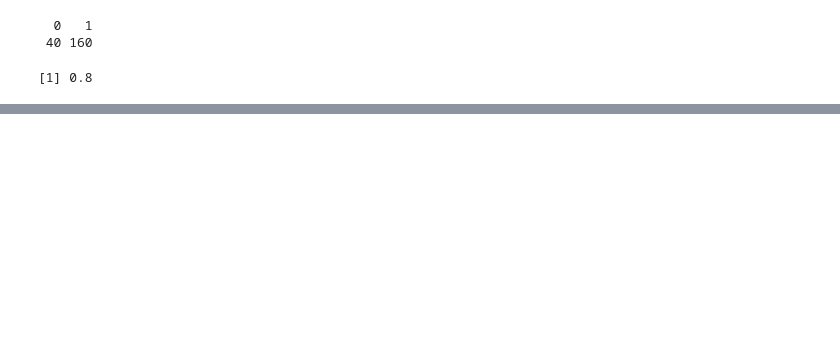
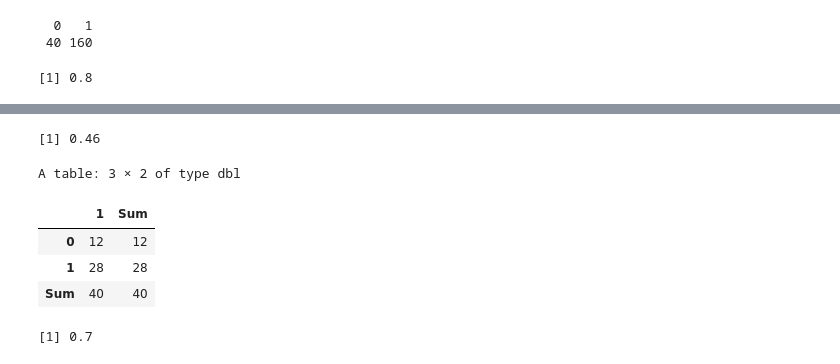
Before and after one commit to emilyahmad/OM065-Data-Science, a Jupyter notebook: Breakouts/ICU.ipynb, the cells around one changed output, grey strips where cells are left out. Drawn from its saved outputs; the diff is of its cells as text; code cells hidden in the pictures; blank space fills up the shorter version.

```diff
--- a/Breakouts/ICU.ipynb
+++ b/Breakouts/ICU.ipynb
@@ -47,0 +69,4 @@ ERROR: Error in eval(expr, p): object 'tree' not found
+# %%
+logistic <- glm(Survive ~ Age + Sex + Emergency + Infection + Pulse + DangerBP,
+                data = ICU.train, family = binomial)
+summary(logistic)
@@ -47,0 +91,2 @@ ERROR: Error in eval(expr, p): object 'tree' not found
+# %%
+ICU.train$Predicted <- fitted(logistic)
@@ -47,0 +107,30 @@ ERROR: Error in eval(expr, p): object 'tree' not found
+# %%
+n <-100
+accuracy <- c()
+thresholds <- c()
+for (i in 0:n) {
+threshold = i/n
+PredictSurvive <- ifelse(ICU.train$Predicted >= threshold, 1, 0)
+accuracy[i] <- (addmargins(table(ICU.train$Survive,PredictSurvive))[1,1] +
+addmargins(table(ICU.train$Survive,PredictSurvive))[2,2]) /
+length(PredictSurvive)
+thresholds[i] <- i/n
+}
+df <- na.omit(data.frame(thresholds, accuracy))
+df <- df[df$accuracy<1,]
+threshold.opt <- df$thresholds[which.max(df$accuracy)]
+threshold.opt
+# %% [output]
+[1] 0.46
+# %%
+ICU.test$Predicted <- predict(logistic, newdata = ICU.test, type = "response")
+ICU.test$PredictSurvive <- ifelse(ICU.test$Predicted >= threshold.opt, 1, 0)
+t.test <- table(ICU.test$Survive, ICU.test$PredictSurvive)
+addmargins(t.test); mean(ICU.test$PredictSurvive == ICU.test$Survive)
+# %% [output]
+A table: 3 × 2 of type dbl
+|  | 1 | Sum |
+| 0 | 12 | 12 |
+| 1 | 28 | 28 |
+| Sum | 40 | 40 |
+[1] 0.7
```
Also changed, not shown: parts of 19 cells of this notebook, 11 other files.
